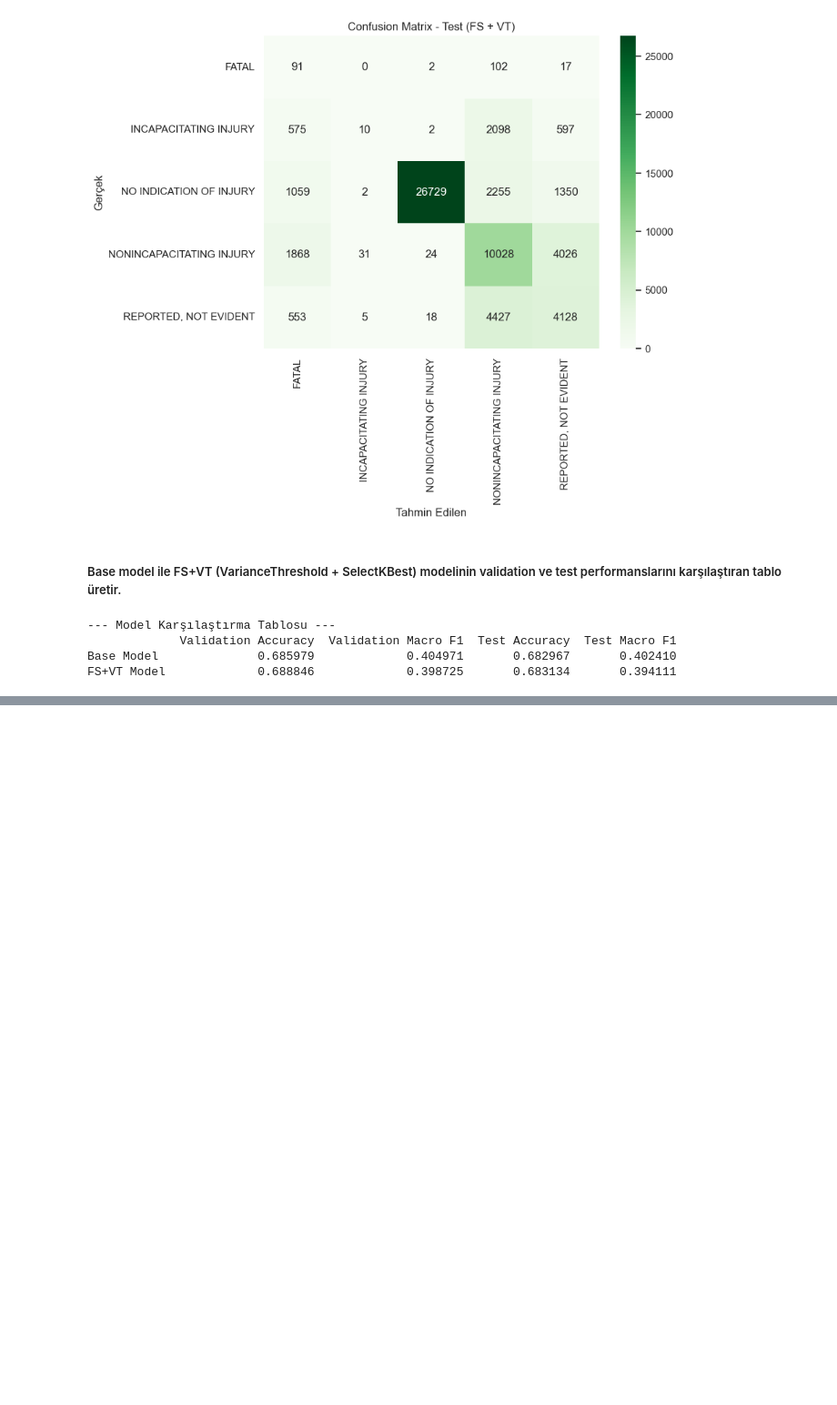
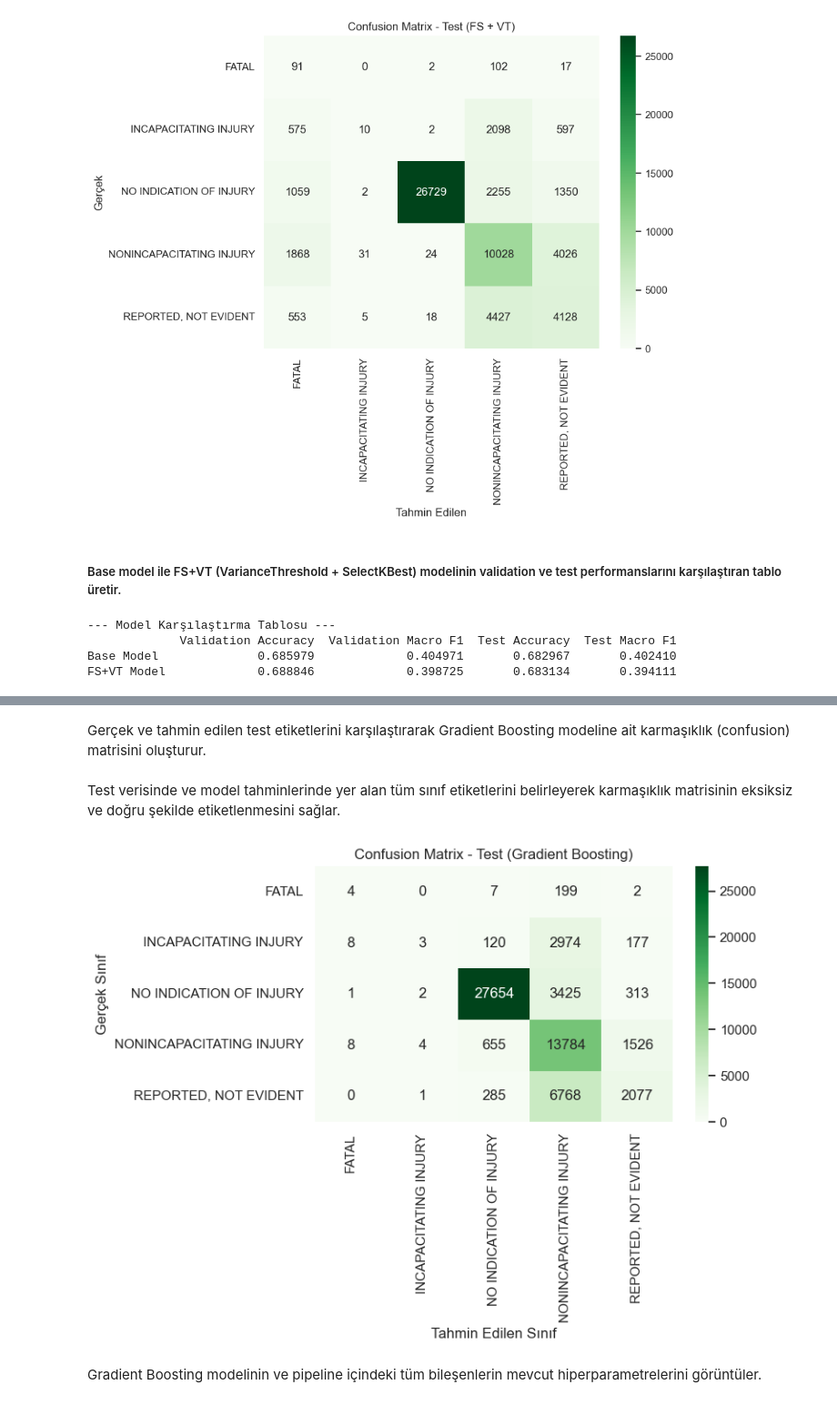
Before and after one commit to DilaraKurtul/yaralanma_siddeti_tahmini, a Jupyter notebook: DilaraKurtul_22040301061_Lumina.ipynb, the cells around one changed output, grey strips where cells are left out. Shown at 91% size. Saved outputs shown, nothing was run; the diff lists cells and outputs as text; code cells hidden in the pictures; blank space fills up the shorter version.

Commit message:
Ensemble modeller denendi ve kod güncellendi

```diff
--- a/DilaraKurtul_22040301061_Lumina.ipynb
+++ b/DilaraKurtul_22040301061_Lumina.ipynb
@@ -714,0 +737,2 @@ FS+VT Model             0.688846             0.398725       0.683134       0.394
+# %%
+gb_model.fit(X_train, y_train)
@@ -714,0 +798,29 @@ FS+VT Model             0.688846             0.398725       0.683134       0.394
+# %%
+y_test_pred_gb = gb_model.predict(X_test)
+# %% [markdown]
+Gerçek ve tahmin edilen test etiketlerini karşılaştırarak Gradient Boosting modeline ait karmaşıklık (confusion) matrisini oluşturur.
+# %%
+cm_test_gb = confusion_matrix(y_test, y_test_pred_gb)
+# %% [markdown]
+Test verisinde ve model tahminlerinde yer alan tüm sınıf etiketlerini belirleyerek karmaşıklık matrisinin eksiksiz ve doğru şekilde etiketlenmesini sağlar.
+# %%
+labels = np.unique(np.concatenate([np.array(y_test), np.array(y_test_pred_gb)]))
+# %%
+plt.figure(figsize=(8,6))
+sns.heatmap(
+    cm_test_gb,
+    annot=True,
+    fmt='d',
+    cmap='Greens',
+    xticklabels=labels,
+    yticklabels=labels
+)
+plt.title("Confusion Matrix - Test (Gradient Boosting)")
+plt.xlabel("Tahmin Edilen Sınıf")
+plt.ylabel("Gerçek Sınıf")
+plt.tight_layout()
+plt.show()
+# %% [output]
+[figure, added]
+# %% [markdown]
+Gradient Boosting modelinin ve pipeline içindeki tüm bileşenlerin mevcut hiperparametrelerini görüntüler.
```
Also changed, not shown: parts of 44 cells of this notebook, 2 other files.
